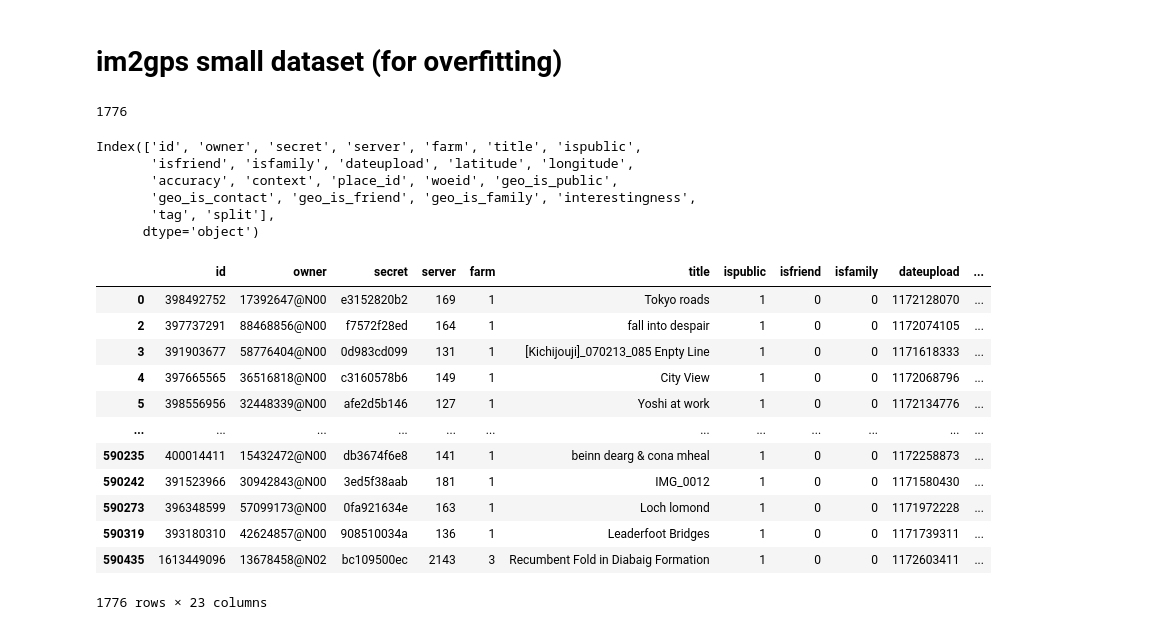
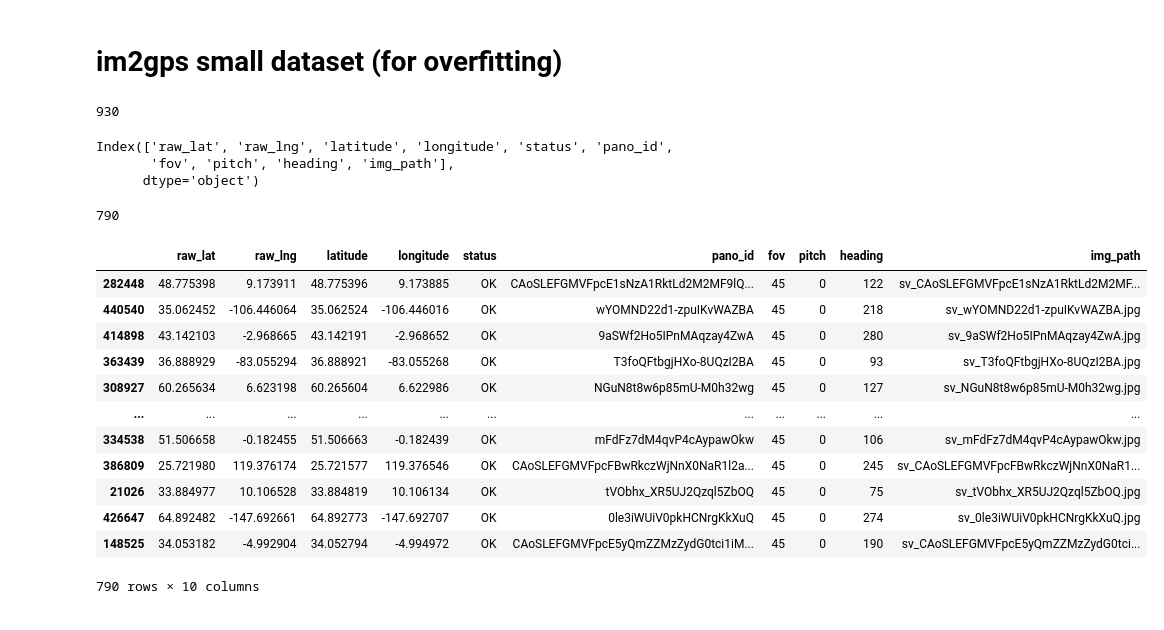
Before and after one commit to fyhuang/img2loc, a Jupyter notebook: dataset/im2gps/im2gps_overfit.ipynb, the cells around one changed output. Saved outputs shown, nothing was run; the diff lists cells and outputs as text; code cells hidden in the pictures.

```diff
--- a/dataset/im2gps/im2gps_overfit.ipynb
+++ b/dataset/im2gps/im2gps_overfit.ipynb
@@ -10,30 +10,30 @@ import s2sphere
 import webdataset
 import tqdm
 
-import mlutil
+import mlutil.label_mapping
+import mlutil.s2cell_mapping
 
 DATASETS = Path.home() / "LocalProjects" / "datasets"
 
-label_mapping = mlutil.label_mapping.LabelMapping.read_csv(DATASETS / "im2gps" / "outputs" / "s2cell_2007" / "cells.csv")
+label_mapping = mlutil.label_mapping.LabelMapping.read_csv(DATASETS / "im2gps/outputs/s2cell_930_ml.csv")
 s2cell_mapping = mlutil.s2cell_mapping.S2CellMapping.from_label_mapping(label_mapping)
 len(s2cell_mapping.all_cell_ids)
 # %% [output]
-1776
+930
 # %%
 # Load dataframe and select some small subsets
-all_df = pandas.read_pickle(DATASETS / "im2gps" / "outputs" / "im2gps_2007.pkl")
+#all_df = pandas.read_pickle(DATASETS / "im2gps/outputs/im2gps_2023.pkl")
+all_df = pandas.read_pickle(DATASETS / "img2loc/outputs/world1/s3_parameterized.pkl")
+all_df = all_df.head(40000)
 all_df.columns
 # %% [output]
-Index(['id', 'owner', 'secret', 'server', 'farm', 'title', 'ispublic',
-       'isfriend', 'isfamily', 'dateupload', 'latitude', 'longitude',
-       'accuracy', 'context', 'place_id', 'woeid', 'geo_is_public',
-       'geo_is_contact', 'geo_is_friend', 'geo_is_family', 'interestingness',
-       'tag', 'split'],
+Index(['raw_lat', 'raw_lng', 'latitude', 'longitude', 'status', 'pano_id',
+       'fov', 'pitch', 'heading', 'img_path'],
       dtype='object')
 # %%
 def select_n_per_label(df, n):
     label_to_index = collections.defaultdict(list)
-    for row in all_df.itertuples():
+    for row in df.itertuples():
         s2cell_token = s2cell_mapping.lat_lng_to_token(row.latitude, row.longitude)
         if s2cell_token is None:
             continue
@@ -43,26 +43,44 @@ def select_n_per_label(df, n):
     # Create a new DataFrame from the saved indices
     return all_df.loc[pandas.concat([all_df.loc[indices] for indices in label_to_index.values()]).index]
 
-# Select 1 example of each label
-one_example = select_n_per_label(all_df, 1)
+def select_n_per_multilabel(df, n):
+    tensor_to_index = collections.defaultdict(list)
+    for row in tqdm.tqdm(df.itertuples(), total=len(df)):
+        label_tensor = s2cell_mapping.lat_lng_to_multihot_list(row.latitude, row.longitude)
+        if sum(label_tensor) == 0:
+            continue
 
-# Select 5 examples of each label
-five_example = select_n_per_label(all_df, 5)
+        label_tuple = tuple(label_tensor)
+        if len(tensor_to_index[label_tuple]) < n:
+            tensor_to_index[label_tuple].append(row.Index)
+        if len(tensor_to_index) > 10000:
+            print("Oh no")
+            break
 
-one_example
+    # Create a new DataFrame from the saved indices
+    print(len(tensor_to_index))
+    all_indices = []
+    for indices in tensor_to_index.values():
+        all_indices.extend(indices)
+    return all_df.loc[all_indices]
-# %% [output]
-|  | id | owner | secret | server | farm | title | ispublic | isfriend | isfamily | dateupload | ... |
-| 0 | 398492752 | 17392647@N00 | e3152820b2 | 169 | 1 | Tokyo roads | 1 | 0 | 0 | 1172128070 | ... |
-| 2 | 397737291 | 88468856@N00 | f7572f28ed | 164 | 1 | fall into despair | 1 | 0 | 0 | 1172074105 | ... |
-| 3 | 391903677 | 58776404@N00 | 0d983cd099 | 131 | 1 | [Kichijouji]_070213_085 Enpty Line | 1 | 0 | 0 | 1171618333 | ... |
-| 4 | 397665565 | 36516818@N00 | c3160578b6 | 149 | 1 | City View | 1 | 0 | 0 | 1172068796 | ... |
-| 5 | 398556956 | 32448339@N00 | afe2d5b146 | 127 | 1 | Yoshi at work | 1 | 0 | 0 | 1172134776 | ... |
-| ... | ... | ... | ... | ... | ... | ... | ... | ... | ... | ... | ... |
-| 590235 | 400014411 | 15432472@N00 | db3674f6e8 | 141 | 1 | beinn dearg & cona mheal | 1 | 0 | 0 | 1172258873 | ... |
-| 590242 | 391523966 | 30942843@N00 | 3ed5f38aab | 181 | 1 | IMG_0012 | 1 | 0 | 0 | 1171580430 | ... |
-| 590273 | 396348599 | 57099173@N00 | 0fa921634e | 163 | 1 | Loch lomond | 1 | 0 | 0 | 1171972228 | ... |
-| 590319 | 393180310 | 42624857@N00 | 908510034a | 136 | 1 | Leaderfoot Bridges | 1 | 0 | 0 | 1171739311 | ... |
-| 590435 | 1613449096 | 13678458@N02 | bc109500ec | 2143 | 3 | Recumbent Fold in Diabaig Formation | 1 | 0 | 0 | 1172603411 | ... |
-1776 rows × 23 columns
+# %%
+# Select 1 example of each label
+one_example = select_n_per_multilabel(all_df, 1)
+one_example
+# %% [output]
+790
+|  | raw_lat | raw_lng | latitude | longitude | status | pano_id | fov | pitch | heading | img_path |
+| 282448 | 48.775398 | 9.173911 | 48.775396 | 9.173885 | OK | CAoSLEFGMVFpcE1sNzA1RktLd2M2MF9lQ... | 45 | 0 | 122 | sv_CAoSLEFGMVFpcE1sNzA1RktLd2M2MF... |
+| 440540 | 35.062452 | -106.446064 | 35.062524 | -106.446016 | OK | wYOMND22d1-zpuIKvWAZBA | 45 | 0 | 218 | sv_wYOMND22d1-zpuIKvWAZBA.jpg |
+| 414898 | 43.142103 | -2.968665 | 43.142191 | -2.968652 | OK | 9aSWf2Ho5IPnMAqzay4ZwA | 45 | 0 | 280 | sv_9aSWf2Ho5IPnMAqzay4ZwA.jpg |
+| 363439 | 36.888929 | -83.055294 | 36.888921 | -83.055268 | OK | T3foQFtbgjHXo-8UQzI2BA | 45 | 0 | 93 | sv_T3foQFtbgjHXo-8UQzI2BA.jpg |
+| 308927 | 60.265634 | 6.623198 | 60.265604 | 6.622986 | OK | NGuN8t8w6p85mU-M0h32wg | 45 | 0 | 127 | sv_NGuN8t8w6p85mU-M0h32wg.jpg |
+| ... | ... | ... | ... | ... | ... | ... | ... | ... | ... | ... |
+| 334538 | 51.506658 | -0.182455 | 51.506663 | -0.182439 | OK | mFdFz7dM4qvP4cAypawOkw | 45 | 0 | 106 | sv_mFdFz7dM4qvP4cAypawOkw.jpg |
+| 386809 | 25.721980 | 119.376174 | 25.721577 | 119.376546 | OK | CAoSLEFGMVFpcFBwRkczWjNnX0NaR1l2a... | 45 | 0 | 245 | sv_CAoSLEFGMVFpcFBwRkczWjNnX0NaR1... |
+| 21026 | 33.884977 | 10.106528 | 33.884819 | 10.106134 | OK | tVObhx_XR5UJ2Qzql5ZbOQ | 45 | 0 | 75 | sv_tVObhx_XR5UJ2Qzql5ZbOQ.jpg |
+| 426647 | 64.892482 | -147.692661 | 64.892773 | -147.692707 | OK | 0le3iWUiV0pkHCNrgKkXuQ | 45 | 0 | 274 | sv_0le3iWUiV0pkHCNrgKkXuQ.jpg |
+| 148525 | 34.053182 | -4.992904 | 34.052794 | -4.994972 | OK | CAoSLEFGMVFpcE5yQmZZMzZydG0tci1iM... | 45 | 0 | 190 | sv_CAoSLEFGMVFpcE5yQmZZMzZydG0tci... |
+790 rows × 10 columns
 # %%
 def write_dataset_as_wds(dataset_df, img_base_dir, out_pattern):
```
Also changed, not shown: parts of 2 cells of this notebook, 7 other files.
